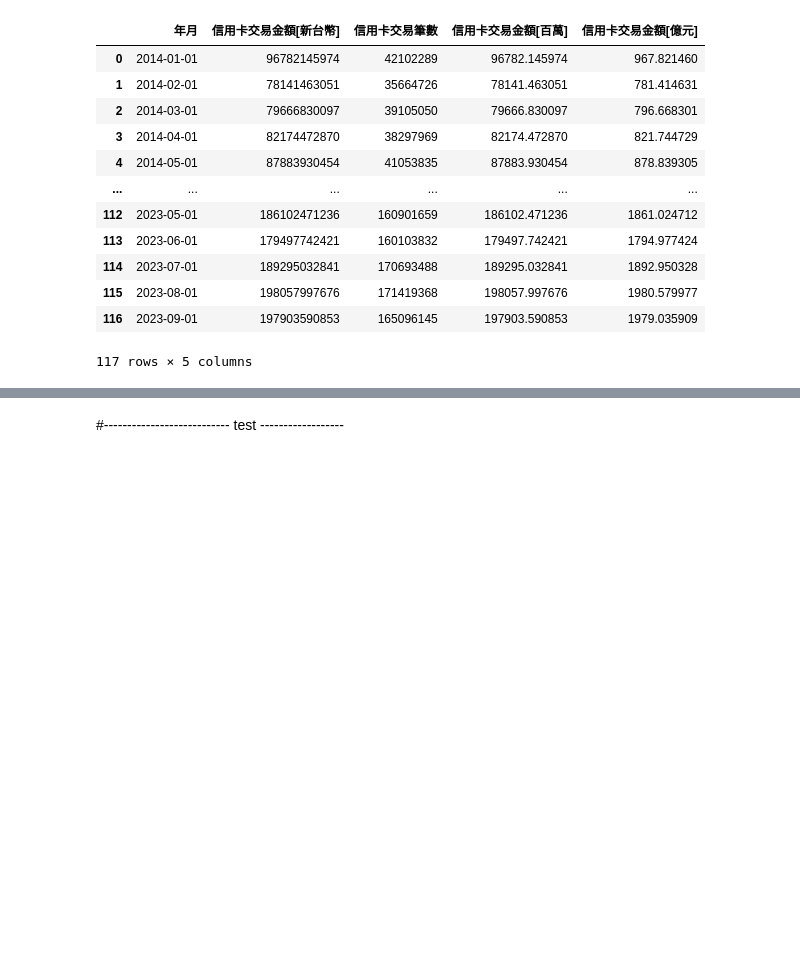
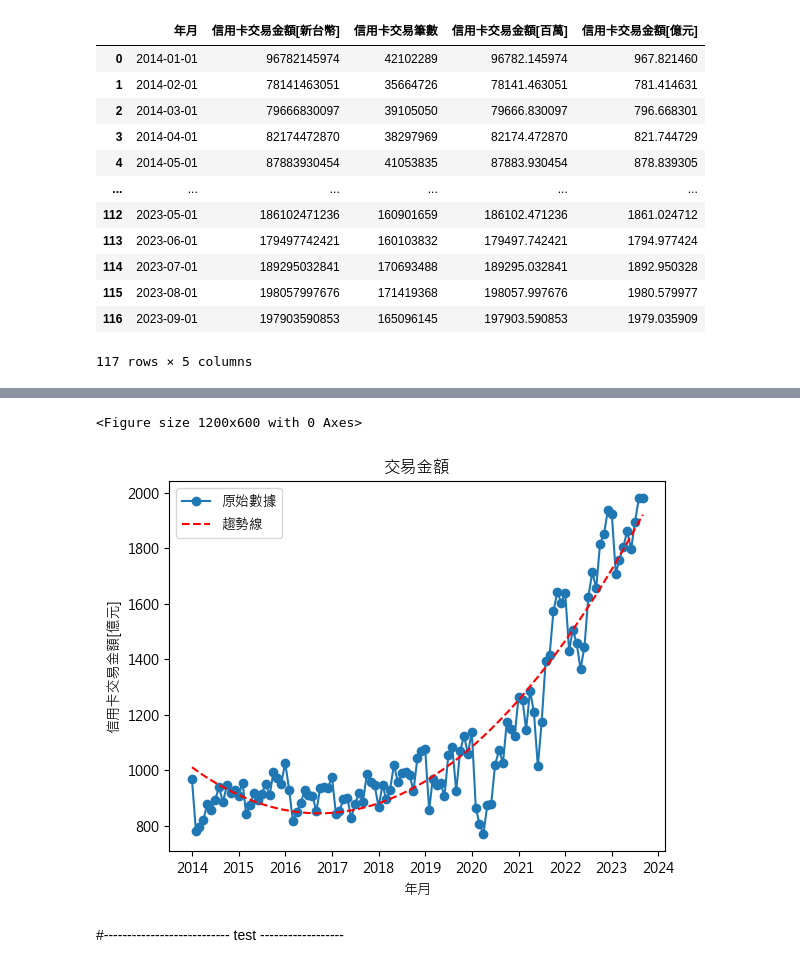
Before and after one commit to George1120901/..__creditcard__, a Jupyter notebook: test6-heatMap.ipynb, the cells around one changed output, grey strips where cells are left out. Cells and saved outputs as stored; diff of their text form; code cells hidden in the pictures; blank space fills up the shorter version.

```diff
--- a/test6-heatMap.ipynb
+++ b/test6-heatMap.ipynb
@@ -1122,3 +1119,44 @@ plt.show()
+# %%
+#chatGPT
+import pandas as pd
+import matplotlib.pyplot as plt
+import numpy as np
+
+
+plt.rcParams['font.family'] = 'Microsoft JhengHei'
+plt.figure(figsize=(12, 6))
+# 假設 df_grouped 是您的 DataFrame
+
+# 將 '年' 列轉換為 datetime
+df_grouped['年月'] = pd.to_datetime(df_grouped['年月'], format='%Y%m')
+df_grouped['信用卡交易金額[億元]'] = df_grouped['信用卡交易金額[新台幣]']/100000000
+
+# 創建一個 Figure 和 Axes
+fig, ax = plt.subplots()
+
+# 繪製原始數據
+ax.plot(df_grouped['年月'], df_grouped['信用卡交易金額[億元]'], marker='o', label='原始數據')
+
+# 進行多項式擬合
+z = np.polyfit(df_grouped.index, df_grouped['信用卡交易金額[億元]'], 2)
+p = np.poly1d(z)
+
+# 繪製趨勢線
+ax.plot(df_grouped['年月'], p(df_grouped.index), 'r--', label='趨勢線')
+
+# 設定標籤和標題
+ax.set_title('交易金額')
+ax.set_xlabel('年月')
+ax.set_ylabel('信用卡交易金額[億元]')
+
+# 顯示圖例
+ax.legend()
+
+# 顯示圖表
+plt.show()
+# %% [output]
+<Figure size 1200x600 with 0 Axes>
+[figure, added]
 # %%
 # reference
 import numpy as np
```
Also changed, not shown: parts of 1 cell of this notebook.
